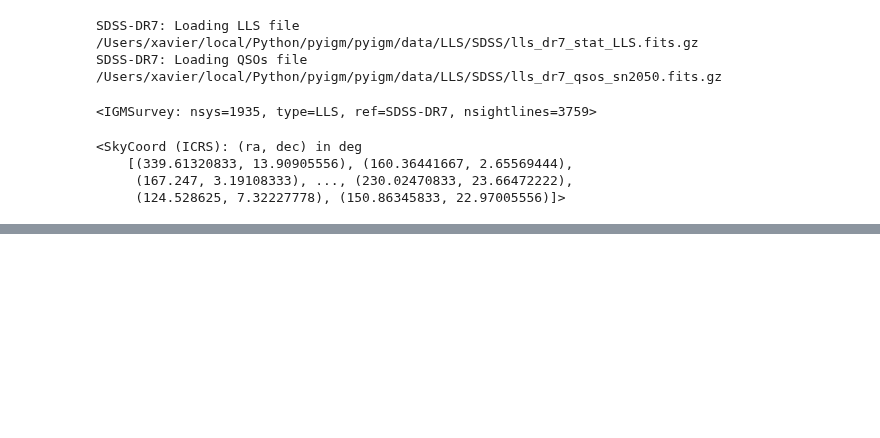
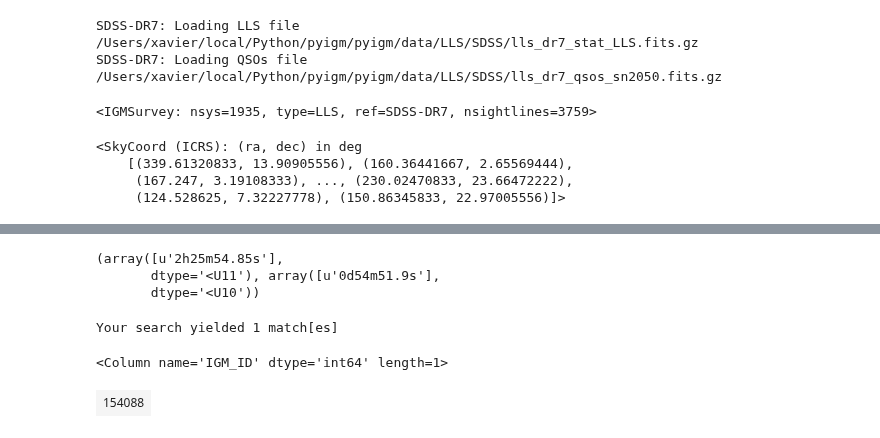
Before and after one commit to specdb/igmspec, a Jupyter notebook: docs/examples/Simple_Usage.ipynb, the cells around one changed output, grey strips where cells are left out. Drawn from its saved outputs; the diff is of its cells as text; code cells hidden in the pictures; blank space fills up the shorter version.

Commit message:
pairs

```diff
--- a/docs/examples/Simple_Usage.ipynb
+++ b/docs/examples/Simple_Usage.ipynb
@@ -154,0 +230,4 @@ LLSspec.plot(inline=True)
+# %%
+reload(iqcat)
+qcat = iqcat.QueryCatalog()
+ID_fg, ID_bg = qcat.pairs(30*u.arcsec, 3000.*u.km/u.s)
@@ -154,0 +284,13 @@ LLSspec.plot(inline=True)
+# %%
+qcat.coords[qcat.cat['IGM_ID']==297316].ra.to_string(unit=u.hour),qcat.coords[qcat.cat['IGM_ID']==297316].dec.to_string(unit=u.deg)
+# %% [output]
+(array([u'2h25m54.85s'],
+       dtype='<U11'), array([u'0d54m51.9s'],
+       dtype='<U10'))
+# %%
+# QPQ3?? (only 1 member of the pair)
+qcat.radial_search('J120416.68+022110.9', 30*u.arcsec)
+# %% [output]
+Your search yielded 1 match[es]
+<Column name='IGM_ID' dtype='int64' length=1>
+| 154088 |
```
Also changed, not shown: parts of 35 cells of this notebook, 8 other files.
